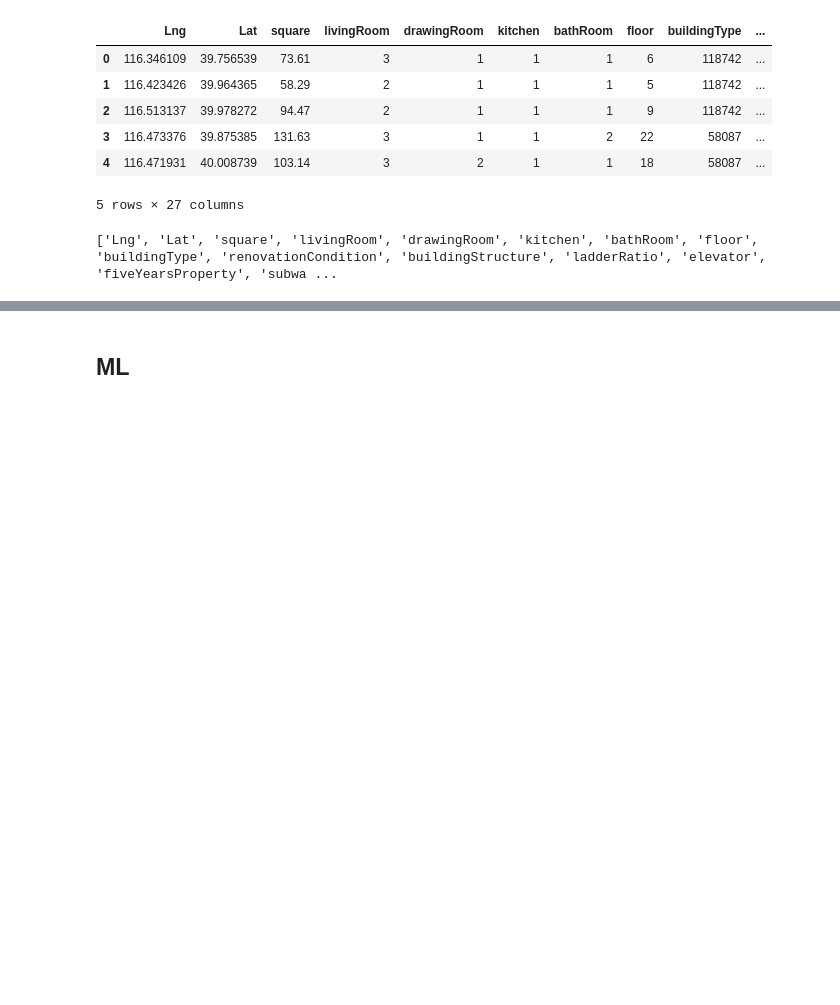
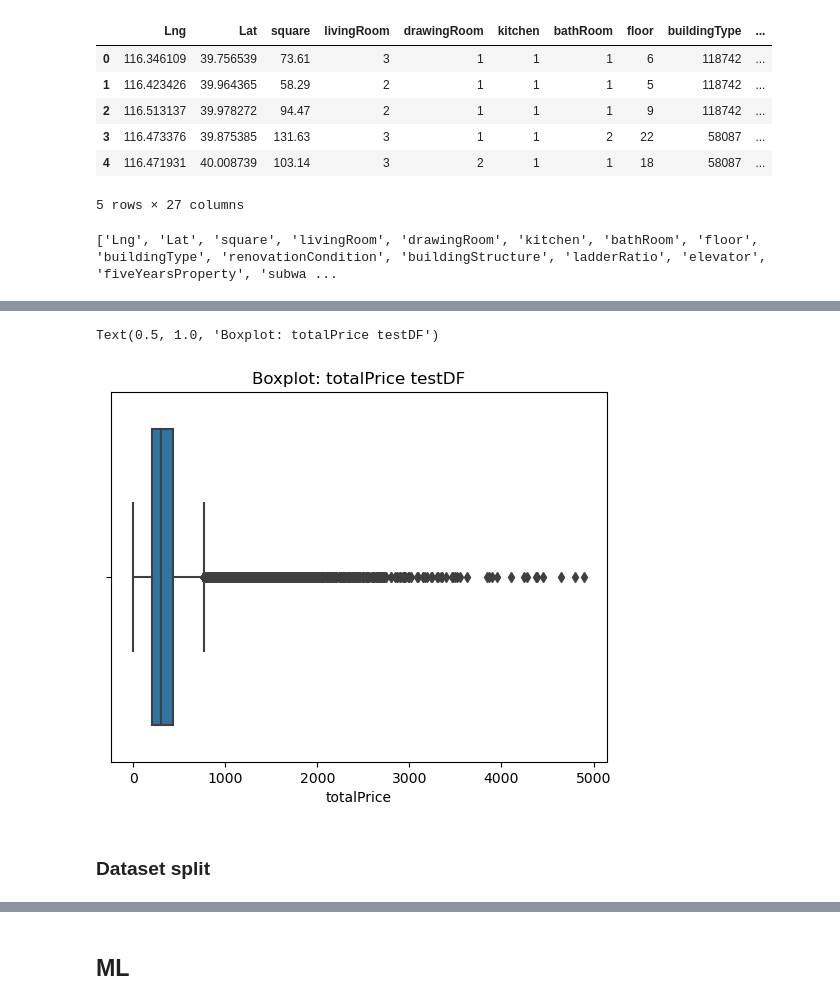
Before and after one commit to fhgr-cds-archive-class-2021/fhgr-3-s-ml-project-group-2, a Jupyter notebook: leandro/regression_modelling_and_interpretation.ipynb, the cells around one changed output, grey strips where cells are left out. Cells and saved outputs as stored; diff of their text form; code cells hidden in the pictures; blank space fills up the shorter version.

```diff
--- a/leandro/regression_modelling_and_interpretation.ipynb
+++ b/leandro/regression_modelling_and_interpretation.ipynb
@@ -41,3 +89,11 @@ print(columns)
+# %%
+sns.boxplot(x=trainDF["totalPrice"])
+plt.title("Boxplot: totalPrice testDF")
+# %% [output]
+Text(0.5, 1.0, 'Boxplot: totalPrice testDF')
+[figure, added]
+# %% [markdown]
+### Dataset split
 # %%
 X_train = trainDF.drop(['totalPrice'], axis=1)
 y_train = trainDF['totalPrice']
```
Also changed, not shown: parts of 10 cells of this notebook.
